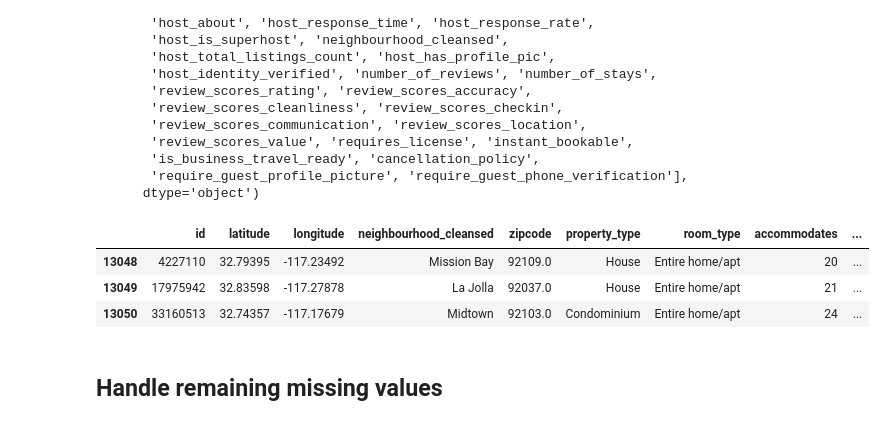
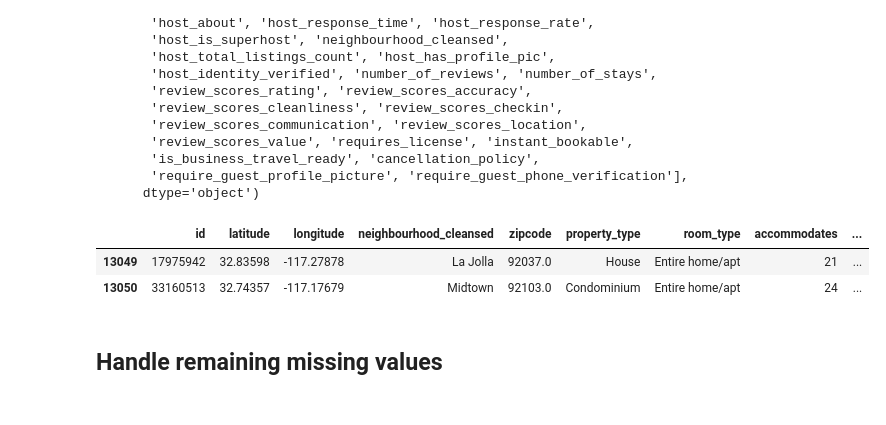
Before and after one commit to eric8395/airbnb_recommendations, a Jupyter notebook: Preprocessing & Data Visualization.ipynb, the cells around one changed output. Cells and saved outputs as stored; diff of their text form; code cells hidden in the pictures.

```diff
--- a/Preprocessing & Data Visualization.ipynb
+++ b/Preprocessing & Data Visualization.ipynb
@@ -70,10 +71,9 @@ modeling_cols = ['id', 'latitude', 'longitude', 'neighbourhood_cleansed',
                'require_guest_profile_picture', 'require_guest_phone_verification']
 # %%
 sd_modeling = sd_listings[modeling_cols]
-sd_modeling.tail(3)
+sd_modeling.tail(2)
 # %% [output]
 |  | id | latitude | longitude | neighbourhood_cleansed | zipcode | property_type | room_type | accommodates | ... |
-| 13048 | 4227110 | 32.79395 | -117.23492 | Mission Bay | 92109.0 | House | Entire home/apt | 20 | ... |
 | 13049 | 17975942 | 32.83598 | -117.27878 | La Jolla | 92037.0 | House | Entire home/apt | 21 | ... |
 | 13050 | 33160513 | 32.74357 | -117.17679 | Midtown | 92103.0 | Condominium | Entire home/apt | 24 | ... |
 # %% [markdown]
```
Also changed, not shown: parts of 25 cells of this notebook, 1 other file.
